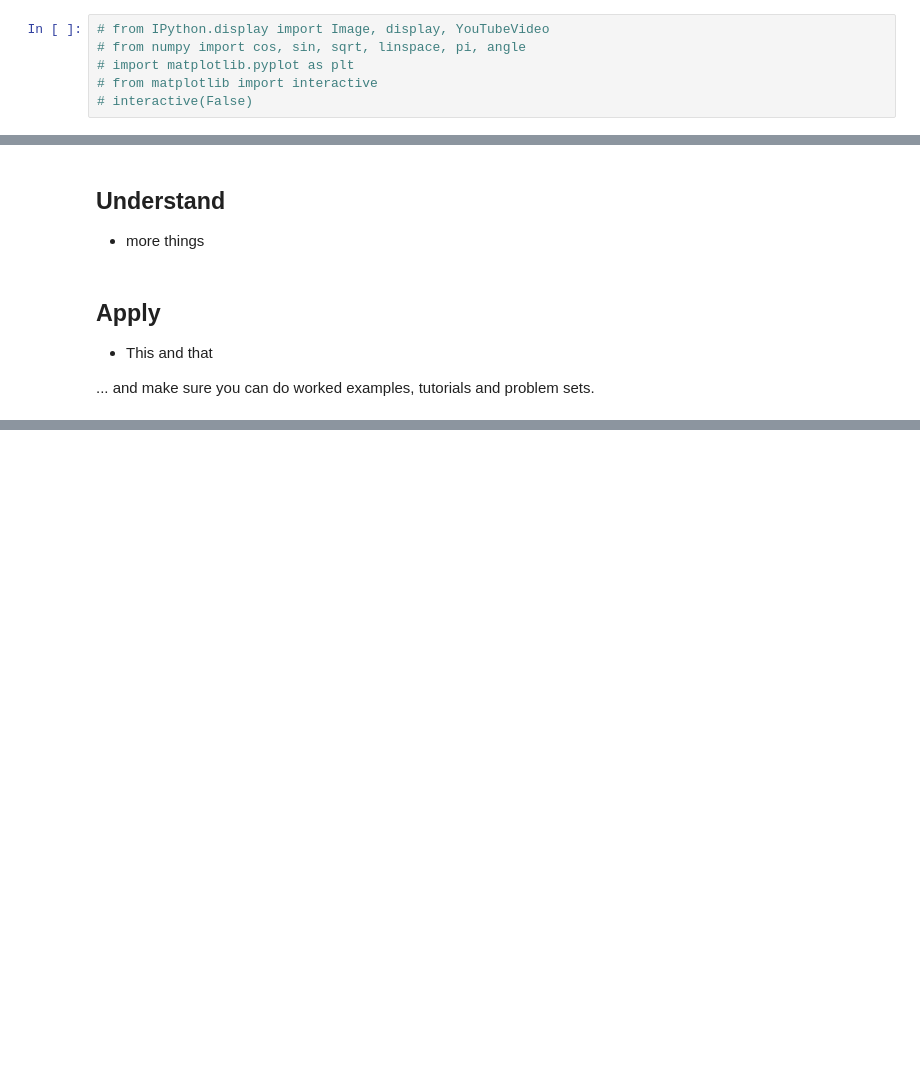
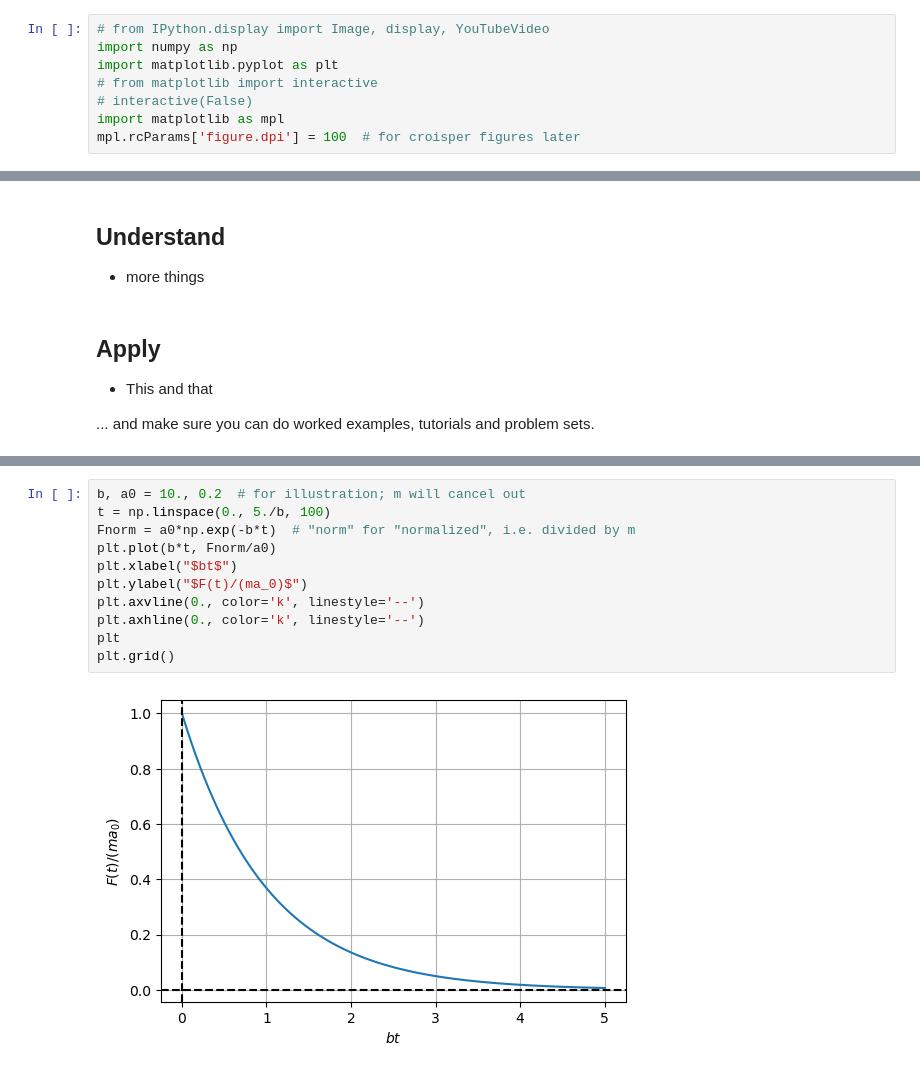
Before and after one commit to ChanJeunlam/254-lectures-2021, a Jupyter notebook: L01-Intro/L01_Newtons2nd.ipynb, the cells around one changed output, grey strips where cells are left out. Cells and saved outputs as stored; diff of their text form; blank space fills up the shorter version.

```diff
--- a/L01-Intro/L01_Newtons2nd.ipynb
+++ b/L01-Intro/L01_Newtons2nd.ipynb
@@ -67,6 +77,8 @@ $\newcommand{\mage}[1]{\textcolor{magenta}{#1}}$
 # %%
 # from IPython.display import Image, display, YouTubeVideo
-# from numpy import cos, sin, sqrt, linspace, pi, angle
-# import matplotlib.pyplot as plt
+import numpy as np
+import matplotlib.pyplot as plt
 # from matplotlib import interactive
 # interactive(False)
+import matplotlib as mpl
+mpl.rcParams['figure.dpi'] = 100  # for croisper figures later
@@ -92,0 +275,13 @@ $$\divr{v}=0$$
+# %%
+b, a0 = 10., 0.2  # for illustration; m will cancel out
+t = np.linspace(0., 5./b, 100)
+Fnorm = a0*np.exp(-b*t)  # "norm" for "normalized", i.e. divided by m
+plt.plot(b*t, Fnorm/a0)
+plt.xlabel("$bt$")
+plt.ylabel("$F(t)/(ma_0)$")
+plt.axvline(0., color='k', linestyle='--')
+plt.axhline(0., color='k', linestyle='--')
+plt
+plt.grid()
+# %% [output]
+[figure, added]
```
Also changed, not shown: parts of 30 cells of this notebook, 3 other files.
